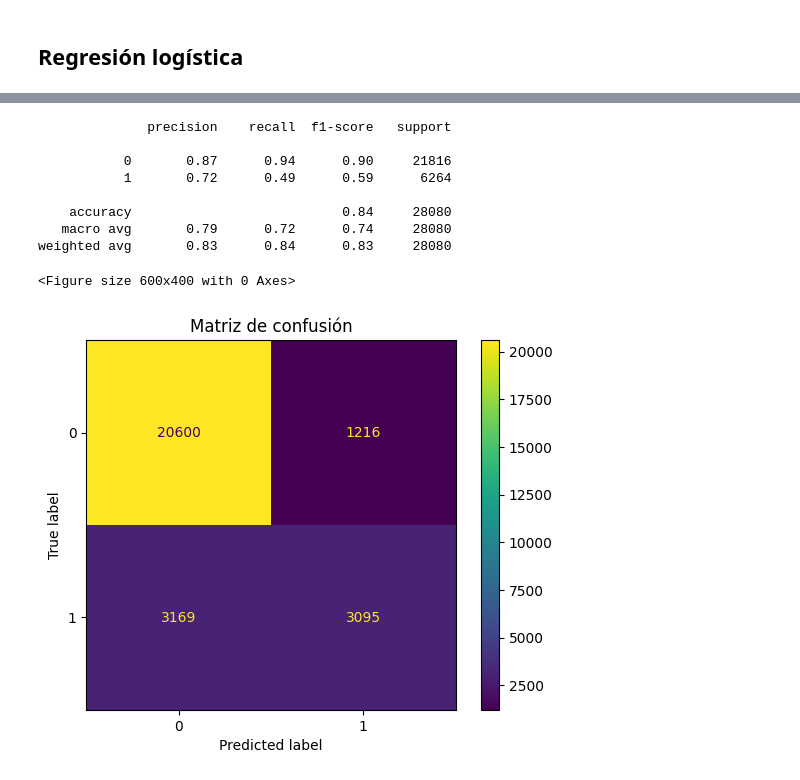
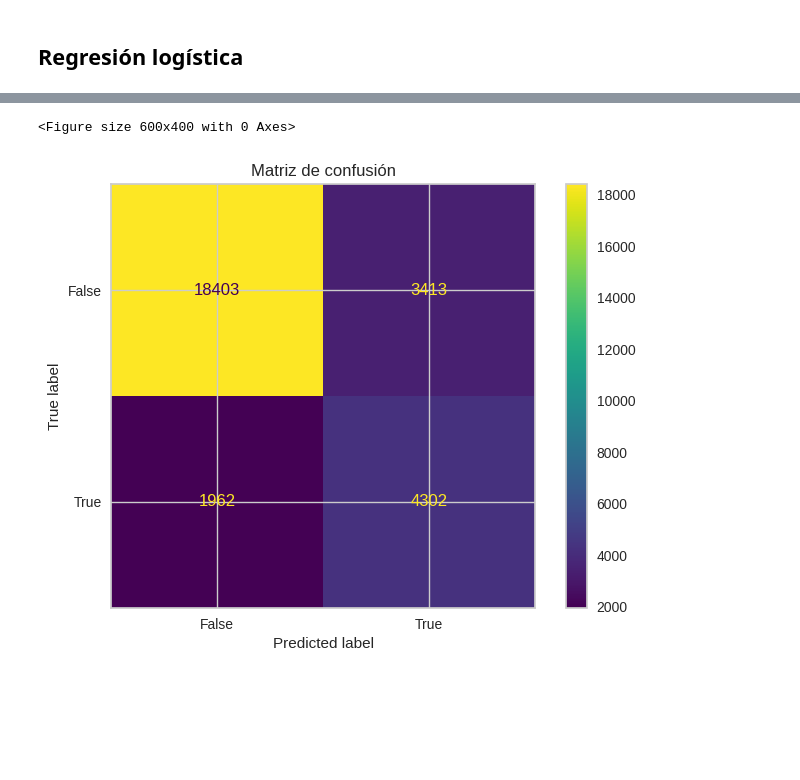
Before and after one commit to Facugeuna/AA1-TUIA-2025C1-Geuna-Alva-Ippolito, a Jupyter notebook: TP2_clasificacion_AA1.ipynb, the cells around one changed output, grey strips where cells are left out. Cells and saved outputs as stored; diff of their text form; code cells hidden in the pictures; blank space fills up the shorter version.

```diff
--- a/TP2_clasificacion_AA1.ipynb
+++ b/TP2_clasificacion_AA1.ipynb
@@ -646,3 +886,11 @@ WindDir3pmDummiesTrain.head()
 | 55168 | False | False | False | False | False | False | ... |
 | 113203 | False | False | False | False | False | False | ... |
 | 121553 | False | True | False | False | False | False | ... |
+# %%
+SeasonDummiesTrain = pd.get_dummies(X_train["Season"], prefix="Season", drop_first=True)
+X_train = pd.concat([X_train.drop(columns="Season"), SeasonDummiesTrain], axis=1)
+
+SeasonDummiesTest = pd.get_dummies(X_test["Season"], prefix="Season", drop_first=True)
+X_test = pd.concat([X_test.drop(columns="Season"), SeasonDummiesTest], axis=1)
+
+SeasonDummiesTrain.head()
@@ -702,0 +989,10 @@ LogisticRegression(random_state=42, solver='liblinear')
+# %%
+# Balanceamos las clases del modelo con class_weight='balanced'
+model2 = LogisticRegression(solver='liblinear', class_weight='balanced', random_state=42)
+model2.fit(X_train, y_train)
+# Predicciones sobre el conjunto de test
+y_pred_test = model2.predict(X_test)
+# Métricas generales predicciones sobre el conjunto de test
+print(classification_report(y_test, y_pred_test))
+# Matriz de confusión
+print(confusion_matrix(y_test, y_pred_test))
@@ -702,0 +1011,19 @@ LogisticRegression(random_state=42, solver='liblinear')
+# %%
+# Balanceamos las clases del modelo con
+# SMOTE
+smote = SMOTE(random_state=42)
+# Undersampling
+undersample = RandomUnderSampler(sampling_strategy=0.5, random_state=42)
+# Creamos y aplicamos el pipeline con SMOTE + Undersampling
+pipeline = Pipeline([('undersample', undersample), ('smote', smote)])
+X_train_res, y_train_res = pipeline.fit_resample(X_train, y_train)
+print(y_train_res.value_counts())
+# Inicializar y entrenar el modelo
+model3 = LogisticRegression(solver='liblinear', random_state=42)
+model3.fit(X_train_res, y_train_res)
+# Predicciones sobre el conjunto de test
+y_pred_test = model3.predict(X_test)
+# Métricas generales predicciones sobre el conjunto de test
+print(classification_report(y_test, y_pred_test))
+# Matriz de confusión
+print(confusion_matrix(y_test, y_pred_test))
@@ -703,5 +1098,5 @@ LogisticRegression(random_state=42, solver='liblinear')
 # %%
-# Predicciones sobre el conjunto de test
-y_pred_test = model.predict(X_test)
-y_pred_test
+# Predicciones sobre el conjunto de entrenamiento
+y_pred_train = model2.predict(X_train)
+y_pred_train
 # %% [output]
@@ -754,26 +1111,14 @@ Accuracy conjunto de entrenamiento: 0.8430972773731726
-# %%
-# Métricas generales predicciones sobre el conjunto de test
-print(classification_report(y_test, y_pred_test))
-# %% [output]
-              precision    recall  f1-score   support
-
-           0       0.87      0.94      0.90     21816
-           1       0.72      0.49      0.59      6264
-
-    accuracy                           0.84     28080
-   macro avg       0.79      0.72      0.74     28080
-weighted avg       0.83      0.84      0.83     28080
 # %%
 # Matriz de confusión
 cm = confusion_matrix(y_test, y_pred_test)
-disp = ConfusionMatrixDisplay(confusion_matrix=cm, display_labels=model.classes_)
+disp = ConfusionMatrixDisplay(confusion_matrix=cm, display_labels=model2.classes_)
 plt.figure(figsize=(6, 4))
 disp.plot(values_format='d')
 plt.title("Matriz de confusión")
 plt.show()
 # %% [output]
 <Figure size 600x400 with 0 Axes>
-[figure, old version]
+[figure, new version]
 # %%
 print(f"Porcentaje de falsos positivos: {cm[0, 1] / (cm[0, 1] + cm[0, 0]) * 100:.4f} %")
 print(f"Porcentaje de falsos negativos: {cm[1, 0] / (cm[1, 0] + cm[1, 1]) * 100:.4f} %")
```
Also changed, not shown: parts of 164 cells of this notebook.
